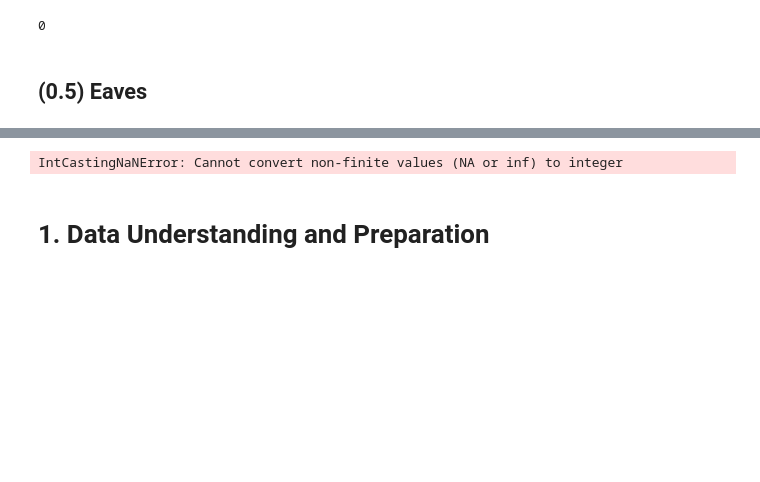
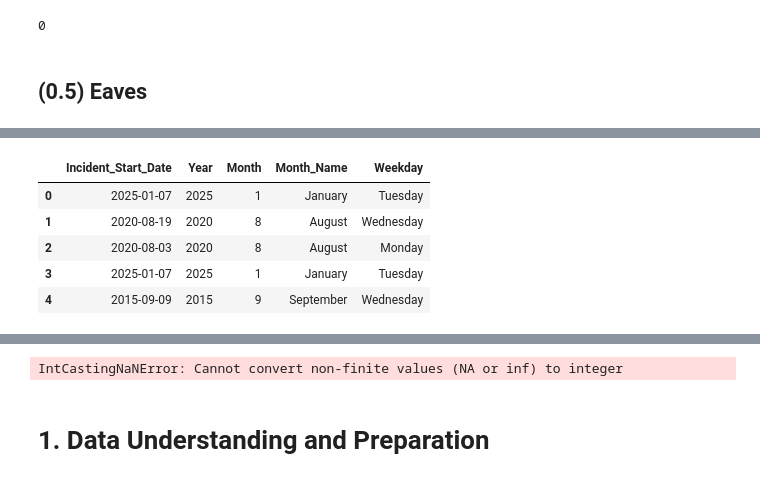
Before and after one commit to xiaoxiajin/47350DA-2, a Jupyter notebook: 2024-Homework2-Notebook.ipynb, the cells around one changed output, grey strips where cells are left out. Cells and saved outputs as stored; diff of their text form; code cells hidden in the pictures; blank space fills up the shorter version.

```diff
--- a/2024-Homework2-Notebook.ipynb
+++ b/2024-Homework2-Notebook.ipynb
@@ -592,0 +625,13 @@ array(['Enclosed', 'Unenclosed', 'Unknown', 'No Eaves', 'Not Applicable'],
+# %%
+df['Year'] = df['Incident_Start_Date'].dt.year
+df['Month'] = df['Incident_Start_Date'].dt.month
+df['Month_Name'] = df['Incident_Start_Date'].dt.month_name()
+df['Weekday'] = df['Incident_Start_Date'].dt.day_name()
+df[['Incident_Start_Date','Year','Month','Month_Name','Weekday']].head()
+# %% [output]
+|  | Incident_Start_Date | Year | Month | Month_Name | Weekday |
+| 0 | 2025-01-07 | 2025 | 1 | January | Tuesday |
+| 1 | 2020-08-19 | 2020 | 8 | August | Wednesday |
+| 2 | 2020-08-03 | 2020 | 8 | August | Monday |
+| 3 | 2025-01-07 | 2025 | 1 | January | Tuesday |
+| 4 | 2015-09-09 | 2015 | 9 | September | Wednesday |
```
Also changed, not shown: parts of 12 cells of this notebook, 2 other files.
